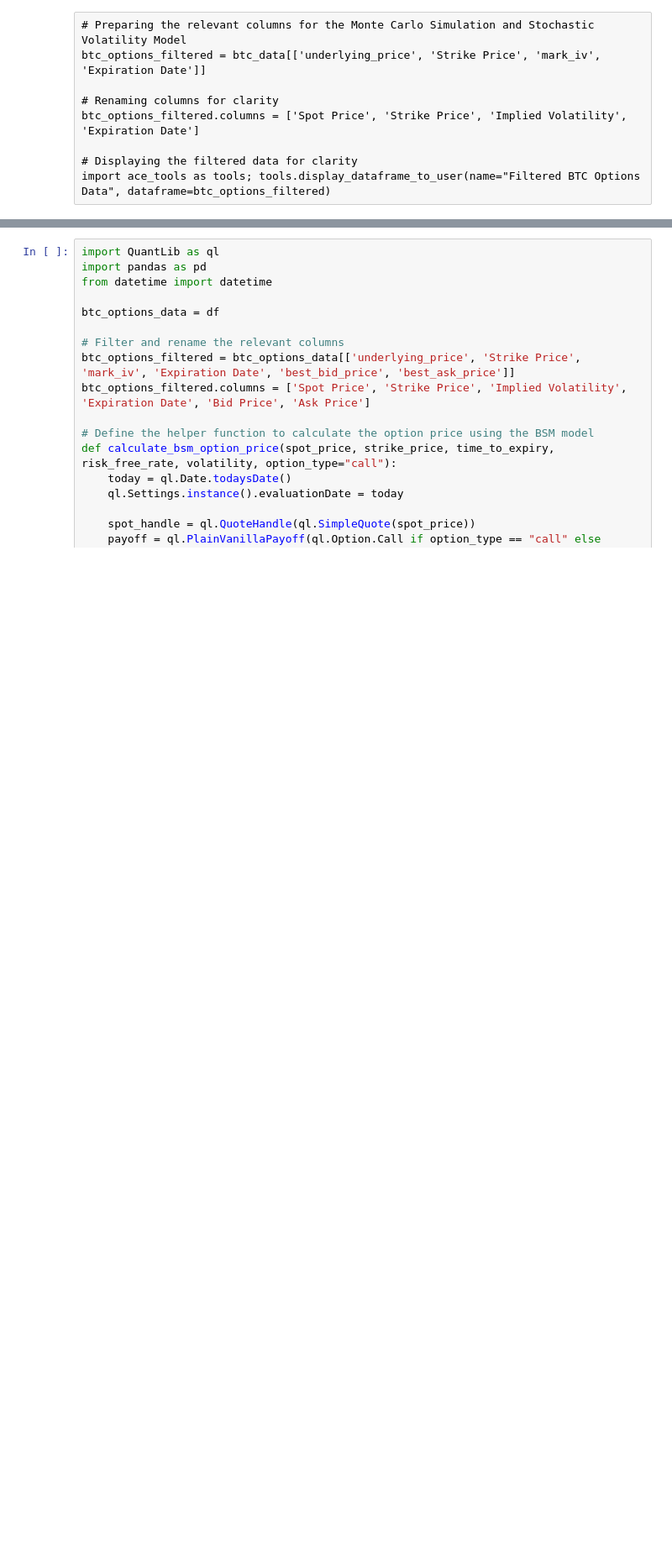
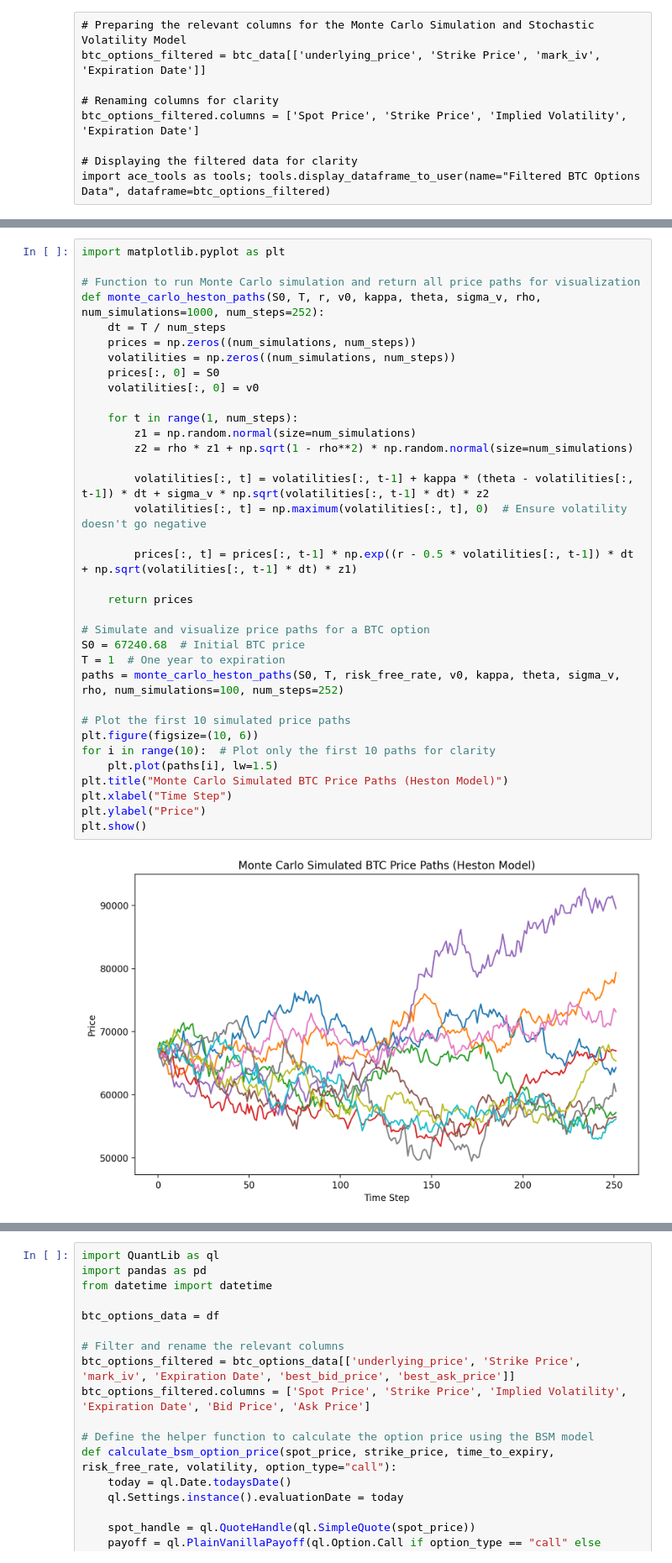
Before and after one commit to EthanFalcao/Defi_Options_Implied_Volatility, a Jupyter notebook: 4. Model_Adaption_BSM.ipynb, the cells around one changed output, grey strips where cells are left out. Shown at 84% size. Cells and saved outputs as stored; diff of their text form; blank space fills up the shorter version.

```diff
--- a/4. Model_Adaption_BSM.ipynb
+++ b/4. Model_Adaption_BSM.ipynb
@@ -26,0 +180,37 @@ import ace_tools as tools; tools.display_dataframe_to_user(name="Filtered BTC Op
+# %%
+import matplotlib.pyplot as plt
+
+# Function to run Monte Carlo simulation and return all price paths for visualization
+def monte_carlo_heston_paths(S0, T, r, v0, kappa, theta, sigma_v, rho, num_simulations=1000, num_steps=252):
+    dt = T / num_steps
+    prices = np.zeros((num_simulations, num_steps))
+    volatilities = np.zeros((num_simulations, num_steps))
+    prices[:, 0] = S0
+    volatilities[:, 0] = v0
+
+    for t in range(1, num_steps):
+        z1 = np.random.normal(size=num_simulations)
+        z2 = rho * z1 + np.sqrt(1 - rho**2) * np.random.normal(size=num_simulations)
+
+        volatilities[:, t] = volatilities[:, t-1] + kappa * (theta - volatilities[:, t-1]) * dt + sigma_v * np.sqrt(volatilities[:, t-1] * dt) * z2
+        volatilities[:, t] = np.maximum(volatilities[:, t], 0)  # Ensure volatility doesn't go negative
+
+        prices[:, t] = prices[:, t-1] * np.exp((r - 0.5 * volatilities[:, t-1]) * dt + np.sqrt(volatilities[:, t-1] * dt) * z1)
+
+    return prices
+
+# Simulate and visualize price paths for a BTC option
+S0 = 67240.68  # Initial BTC price
+T = 1  # One year to expiration
+paths = monte_carlo_heston_paths(S0, T, risk_free_rate, v0, kappa, theta, sigma_v, rho, num_simulations=100, num_steps=252)
+
+# Plot the first 10 simulated price paths
+plt.figure(figsize=(10, 6))
+for i in range(10):  # Plot only the first 10 paths for clarity
+    plt.plot(paths[i], lw=1.5)
+plt.title("Monte Carlo Simulated BTC Price Paths (Heston Model)")
+plt.xlabel("Time Step")
+plt.ylabel("Price")
+plt.show()
+# %% [output]
+[figure, added]
```
Also changed, not shown: parts of 11 cells of this notebook, 3 other files.
